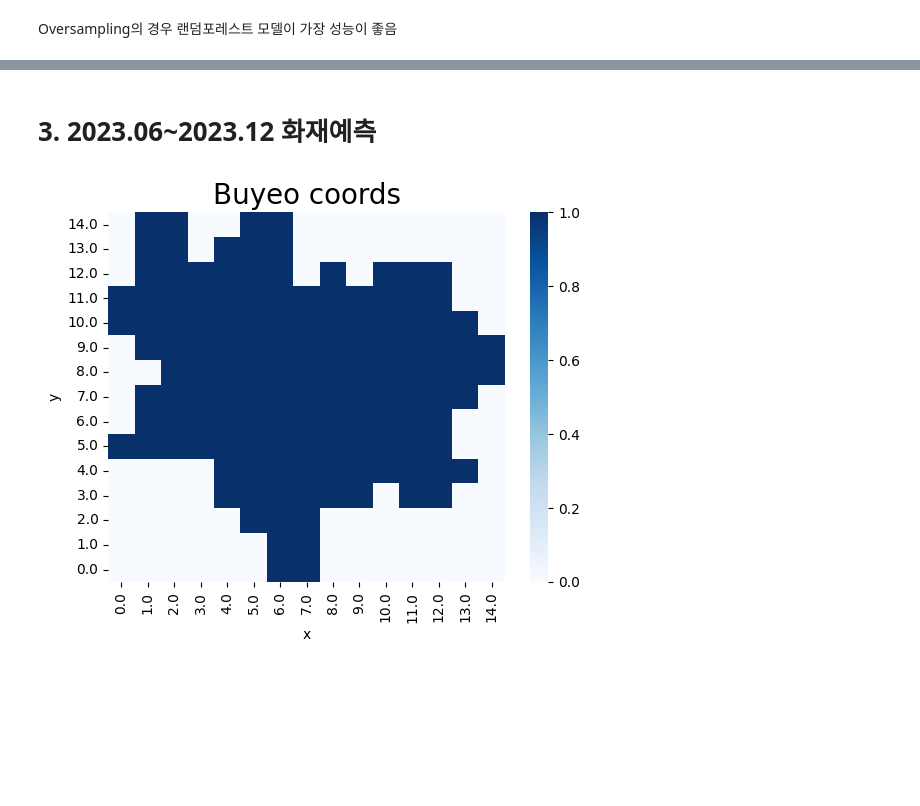
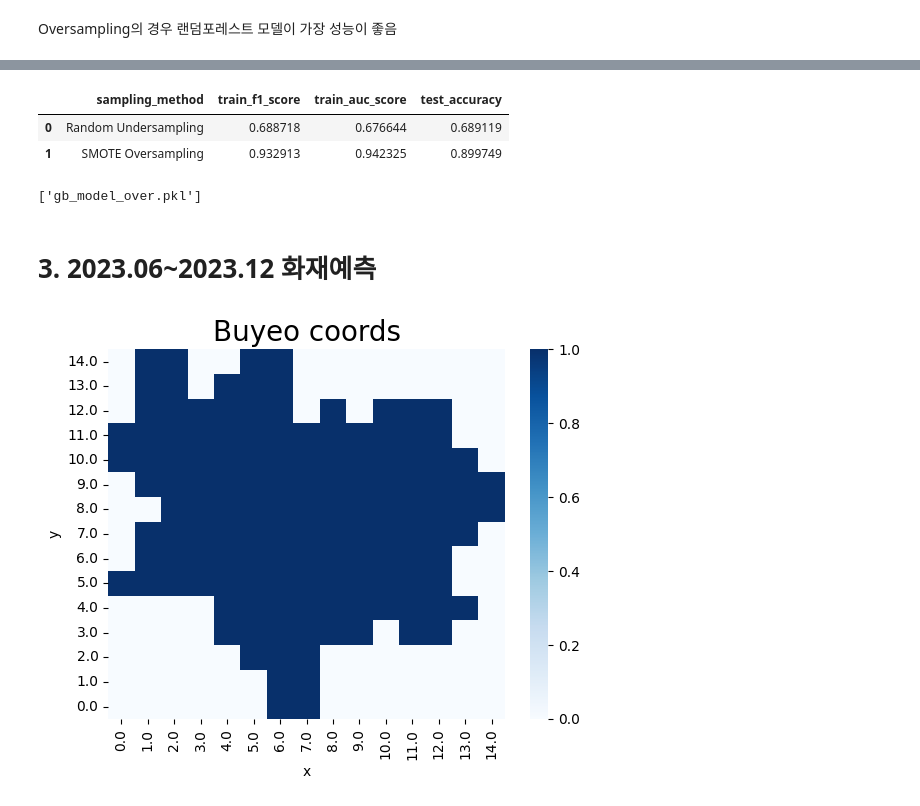
Before and after one commit to sihan827/Fire-Prediction, a Jupyter notebook: training.ipynb, the cells around one changed output, grey strips where cells are left out. Saved outputs shown, nothing was run; the diff lists cells and outputs as text; code cells hidden in the pictures; blank space fills up the shorter version.

Commit message:
Add gradient boosting model

```diff
--- a/training.ipynb
+++ b/training.ipynb
@@ -298,0 +325,9 @@ print('최고예측정확도: {:.2f}%'.format(rf_grid_over.best_score_ * 100), '
+# %%
+# 그라디언트부스팅 하이퍼파라미터 튜닝
+gb_params_over = {'max_depth':range(5,16,2), 'min_samples_split':range(200,1001,200)}
+
+gb_grid_over = GridSearchCV(GradientBoostingClassifier(learning_rate=0.1, n_estimators=60, max_features='sqrt', subsample=0.8, random_state=10), gb_params_over)
+gb_grid_over.fit(over_X_train, over_y_train)
+gb_best_over = gb_grid_over.best_estimator_
+
+print('최고예측정확도: {:.2f}%'.format(gb_grid_over.best_score_ * 100), '파라미터:', gb_grid_over.best_params_)
@@ -302,9 +339,11 @@ lr_score_f1_over = cross_val_score(lr_best_over, over_X_train, over_y_train, sco
 kn_score_f1_over = cross_val_score(kn_best_over, over_X_train, over_y_train, scoring='f1', cv=5).mean()
 dt_score_f1_over = cross_val_score(dt_best_over, over_X_train, over_y_train, scoring='f1', cv=5).mean()
 rf_score_f1_over = cross_val_score(rf_best_over, over_X_train, over_y_train, scoring='f1', cv=5).mean()
+gb_score_f1_over = cross_val_score(gb_best_over, over_X_train, over_y_train, scoring='f1', cv=5).mean()
 
 print('로지스틱 회귀 F1 스코어: {:.2f}%'.format(lr_score_f1_over * 100))
 print('K최근접 F1 스코어: {:.2f}%'.format(kn_score_f1_over * 100))
 print('결정트리 F1 스코어: {:.2f}%'.format(dt_score_f1_over * 100))
 print('랜덤포레스트 F1 스코어: {:.2f}%'.format(rf_score_f1_over * 100))
+print('그라디언트 부스팅 F1 스코어: {:.2f}%'.format(gb_score_f1_over * 100))
 # %% [output]
@@ -318,14 +358,18 @@ lr_pred_over = cross_val_predict(lr_best_over, over_X_train, over_y_train, cv=5,
 kn_pred_over = cross_val_predict(kn_best_over, over_X_train, over_y_train, cv=5)
 dt_pred_over = cross_val_predict(dt_best_over, over_X_train, over_y_train, cv=5)
 rf_pred_over = cross_val_predict(rf_best_over, over_X_train, over_y_train, cv=5)
+gb_pred_over = cross_val_predict(gb_best_over, over_X_train, over_y_train, cv=5)
+
 
 lr_score_auc_over = roc_auc_score(over_y_train, lr_pred_over)
 kn_score_auc_over = roc_auc_score(over_y_train, kn_pred_over)
 dt_score_auc_over = roc_auc_score(over_y_train, dt_pred_over)
 rf_score_auc_over = roc_auc_score(over_y_train, rf_pred_over)
+gb_score_auc_over = roc_auc_score(over_y_train, gb_pred_over)
 
 print('로지스틱 회귀 ROC AUC 스코어: {:.5f}'.format(lr_score_auc_over))
 print('K최근접 ROC AUC 스코어: {:.5f}'.format(kn_score_auc_over))
 print('결정트리 ROC AUC 스코어: {:.5f}'.format(dt_score_auc_over))
 print('랜덤포레스트 ROC AUC 스코어: {:.5f}'.format(rf_score_auc_over))
+print('그라디언트 부스팅 ROC AUC 스코어: {:.5f}'.format(gb_score_auc_over))
 # %% [output]
@@ -339,14 +384,17 @@ lr_test_pred_over = lr_best_over.predict(X_test)
 kn_test_pred_over = kn_best_over.predict(X_test)
 dt_test_pred_over = dt_best_over.predict(X_test)
 rf_test_pred_over = rf_best_over.predict(X_test)
+gb_test_pred_over = gb_best_over.predict(X_test)
 
 lr_score_acc_over = accuracy_score(y_test, lr_test_pred_over)
 kn_score_acc_over = accuracy_score(y_test, kn_test_pred_over)
 dt_score_acc_over = accuracy_score(y_test, dt_test_pred_over)
 rf_score_acc_over = accuracy_score(y_test, rf_test_pred_over)
+gb_score_acc_over = accuracy_score(y_test, gb_test_pred_over)
 
 print('테스트 로지스틱 회귀 정확도: {:.2f}%'.format(lr_score_acc_over * 100))
 print('테스트 K최근접 정확도: {:.2f}%'.format(kn_score_acc_over * 100))
 print('테스트 결정트리 정확도: {:.2f}%'.format(dt_score_acc_over * 100))
 print('테스트 랜덤포레스트 정확도: {:.2f}%'.format(rf_score_acc_over * 100))
+print('테스트 그라디언트 부스팅 정확도: {:.2f}%'.format(gb_score_acc_over * 100))
 # %% [output]
@@ -371,8 +420,23 @@ pd.DataFrame(results, columns=['sampling_method', 'train_f1_score', 'train_auc_s
+# %%
+# 그라디언트 부스팅 결과 종합
+results = [
+    ['Random Undersampling', gb_score_f1_under, gb_score_auc_under, gb_score_acc_under],
+    ['SMOTE Oversampling', gb_score_f1_over, gb_score_auc_over, gb_score_acc_over]
+]
+
+pd.DataFrame(results, columns=['sampling_method', 'train_f1_score', 'train_auc_score', 'test_accuracy'])
+# %% [output]
+|  | sampling_method | train_f1_score | train_auc_score | test_accuracy |
+| 0 | Random Undersampling | 0.688718 | 0.676644 | 0.689119 |
+| 1 | SMOTE Oversampling | 0.932913 | 0.942325 | 0.899749 |
 # %%
-# 학습된 랜덤포레스트 모델 저장
+# 학습된 랜덤포레스트 모델 및 그라디언트 부스팅 모델 저장
 import joblib
 
 joblib.dump(rf_best_over, 'rf_model_over.pkl')
+joblib.dump(gb_best_over, 'gb_model_over.pkl')
+# %% [output]
+['gb_model_over.pkl']
 # %% [markdown]
 # 3. 2023.06~2023.12 화재예측
 # %%
```
Also changed, not shown: parts of 29 cells of this notebook, 1 other file.
